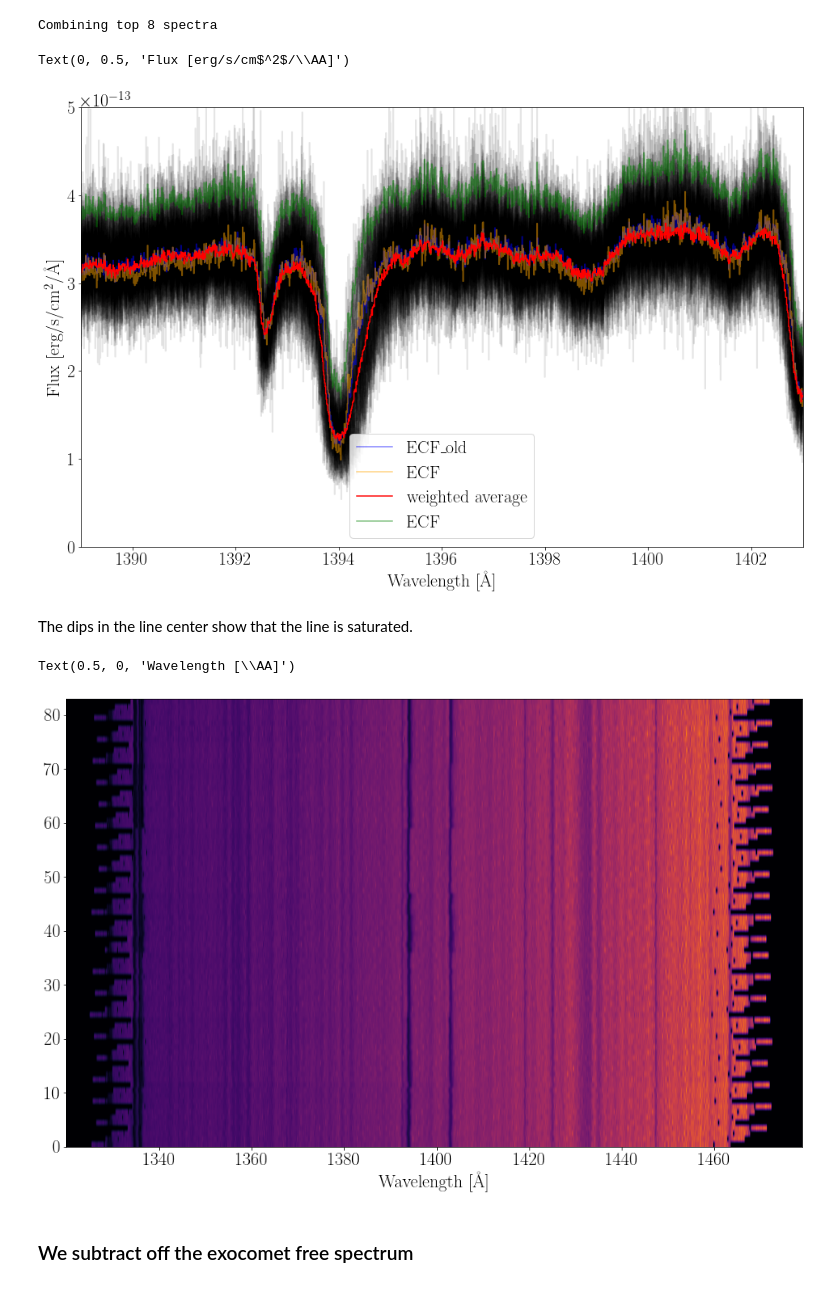
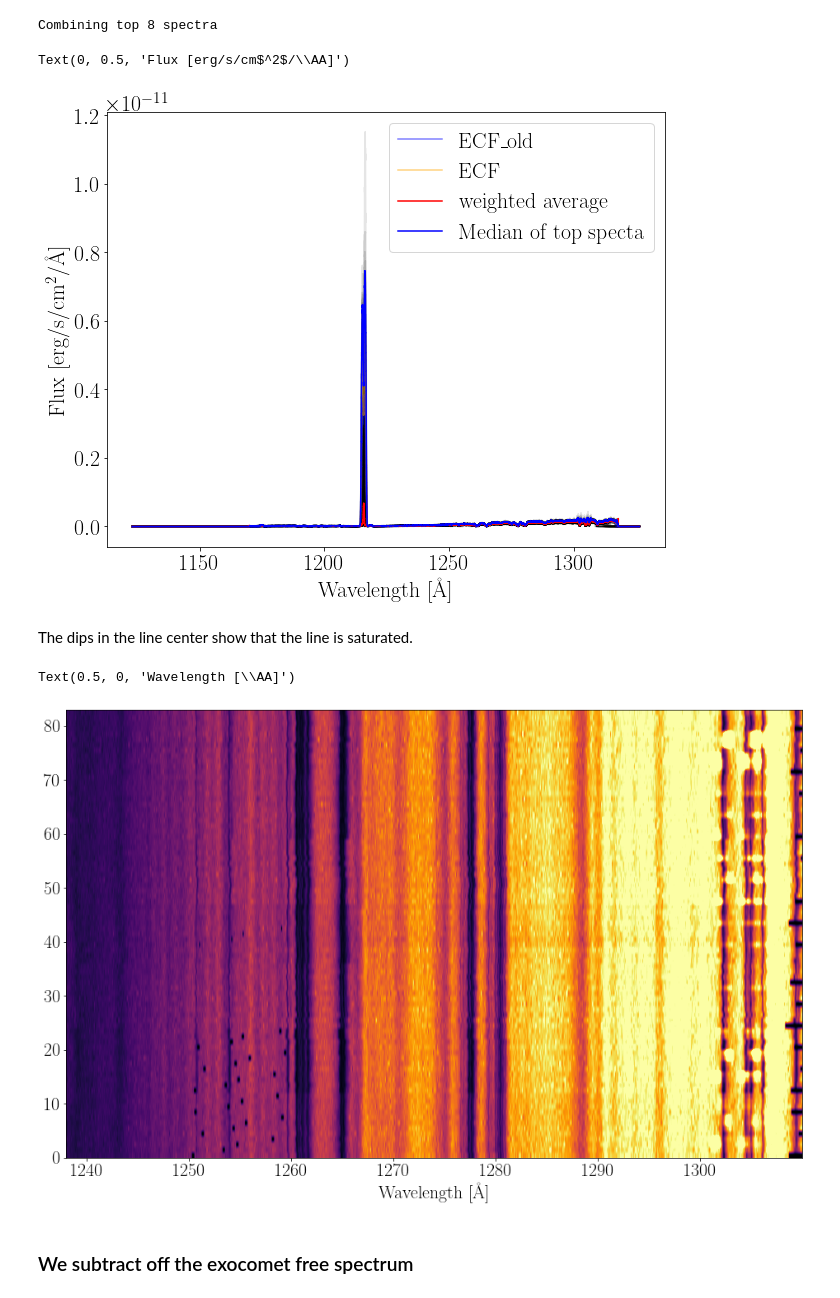
Before and after one commit to bdrdavies/exocomets, a Jupyter notebook: notebooks/exocomet_free_spectrum.ipynb, the cells around one changed output. Saved outputs shown, nothing was run; the diff lists cells and outputs as text; code cells hidden in the pictures.

```diff
--- a/notebooks/exocomet_free_spectrum.ipynb
+++ b/notebooks/exocomet_free_spectrum.ipynb
@@ -101,10 +101,16 @@ We create an average of the top n% of spectra with the highest flux. The induced
 w = DP[0][0][0]
 
 # Select the region which we can use to calculate the the standard devication of.
-s1, s2 = c.RegionSelect(w, 1396, 1401)
+if part == "A":
+    # Create an exocomet free spectrum by taking the median of the top 20% of spectra
+    cut_off = 0.10
+    s1, s2 = c.RegionSelect(w, 1396, 1401)
+else:
+    cut_off = 0.10
+    s1, s2 = c.RegionSelect(w, 1180, 1187)
+    #s1, s2 = c.RegionSelect(w, 1284, 1286)
 
-# Create an exocomet free spectrum by taking the median of the top 20% of spectra
-cut_off = 0.10
+
 
 # Calculate how many spectra are used to create the exocomet free spectrum
 top = round(len(spec)*cut_off)
@@ -120,8 +126,11 @@ spec_top_ave = np.average(spec_sort[-top:],axis=0)
 # Calculate the offset between the average of the top spectra and the average of the weighted average of ALL spectra.
 ave_flux_diff = np.average(spec_top_ave[s1:s2]-np.average(spec_w_ave[s1:s2]))
 
+factor = np.average(spec_w_ave[s1:s2])/np.average(spec_top_ave[s1:s2])
+
 # Exocomet Free Spectrum (we subtract off the bias form selecting the top n% spectra.)
-ecf = spec_top_ave-ave_flux_diff
+#ecf = spec_top_ave-ave_flux_diff
+ecf = spec_top_ave*factor
 
 # Calculate the standard deviation (used to calculate uncertainties)
 ecf_std = np.std(ecf[s1:s2])
@@ -153,31 +162,42 @@ plotting_params = {'backend': 'wxAgg',
 plt.rcParams.update(plotting_params)
 # %%
 #%matplotlib widget
-fig = plt.figure(figsize=(16.0,10.0))
+#fig = plt.figure(figsize=(16.0,10.0))
+fig = plt.figure(figsize=(10.0,8.0))
 
 for i in range(len(DP)):
     for j in range(len(DP[i])):
         plt.step(DP[i][j][0],DP[i][j][1],c="black",alpha=0.1)
 plt.step(DP[0][0][0],ecf_old,c="blue",alpha=0.5,label="ECF_old")
 plt.step(DP[0][0][0],ecf,c="orange",alpha=0.5,label="ECF")
 plt.step(DP[0][0][0],spec_w_ave,c="red",label="weighted average")
-plt.step(DP[0][0][0],spec_top_ave,c="green",alpha=0.5,label="ECF")
+plt.step(DP[0][0][0],spec_top_ave,c="blue",alpha=1.0,label="Median of top specta")
 
-plt.legend(loc='lower center', numpoints=1)
-plt.xlim(1389,1403)
-plt.ylim(0,5e-13)
+if part == "A":
+    plt.legend(loc='lower right', numpoints=1)
+    plt.xlim(1389,1408)
+    plt.ylim(0,5e-13)
+else:
+    plt.legend(loc='upper right', numpoints=1)
+    #plt.xlim(1171,1210)
+    #plt.ylim(0,5e-14)
+
 
 plt.xlabel(r'Wavelength [\AA]')
 plt.ylabel(r'Flux [erg/s/cm$^2$/\AA]')
 # %% [output]
 Text(0, 0.5, 'Flux [erg/s/cm$^2$/\\AA]')
-[figure, old version]
+[figure, new version]
 # %% [markdown]
 The dips in the line center show that the line is saturated.
 # %%
 # We plot the entire dataset with the earlier spectra shown at the top of the plot.
 
-s1, s2 = c.RegionSelect(w, 1320, 1479)
+if part == "A":
+    s1, s2 = c.RegionSelect(w, 1320, 1479)
+else:
+    s1, s2 = c.RegionSelect(w, 1171,1210)
+    #s1, s2 = c.RegionSelect(w, 1238,1310)
 
 wave = w[s1:s2]
 spec_range   = len(wave)
@@ -194,12 +214,16 @@ S            = spec_c.reshape(rows,spec_range)
 cmap = plt.get_cmap('inferno')
 
 fig = plt.figure(figsize=(16.0,10.0))
-plt.imshow(S,cmap=cmap,extent=[wave[0],wave[-1],0,len(S)],aspect='auto')
+if part == "A":
+    plt.imshow(S,cmap=cmap,extent=[wave[0],wave[-1],0,len(S)],aspect='auto')
+else:
+    plt.imshow(S,cmap=cmap,extent=[wave[0],wave[-1],0,len(S)],vmin=0,vmax=1.8e-14,aspect='auto')
+    #plt.imshow(S,cmap=cmap,extent=[wave[0],wave[-1],0,len(S)],vmin=0,vmax=1.3e-13,aspect='auto')
 plt.xlabel(r'Wavelength [\AA]')
 #plt.xlim(1392, 1407)
 # %% [output]
 Text(0.5, 0, 'Wavelength [\\AA]')
-[figure, old version]
+[figure, new version]
 # %% [markdown]
 ### We subtract off the exocomet free spectrum
 # %%
```
Also changed, not shown: parts of 6 cells of this notebook.
